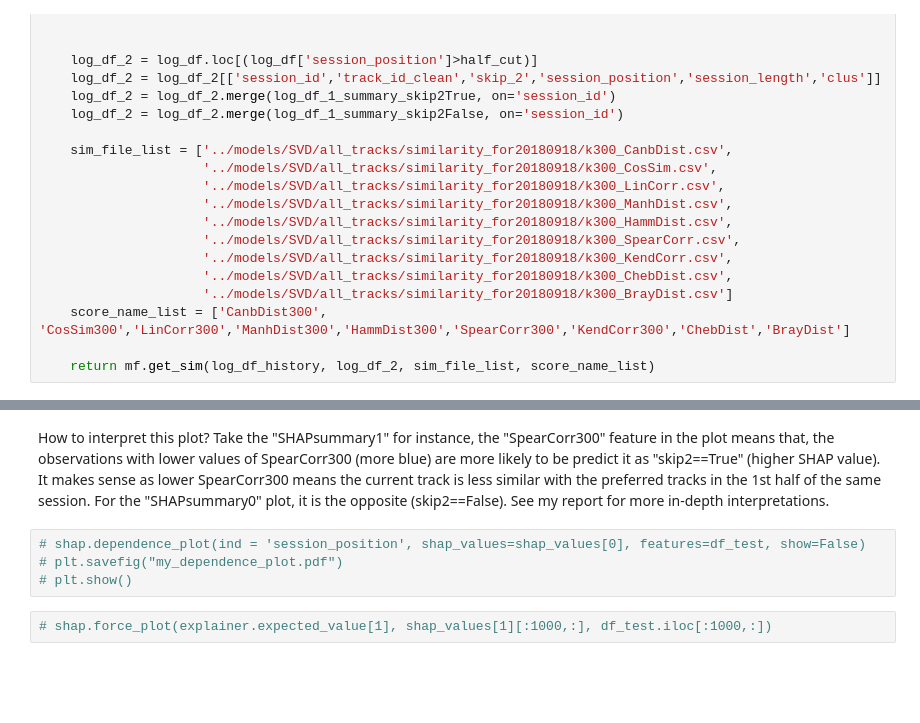
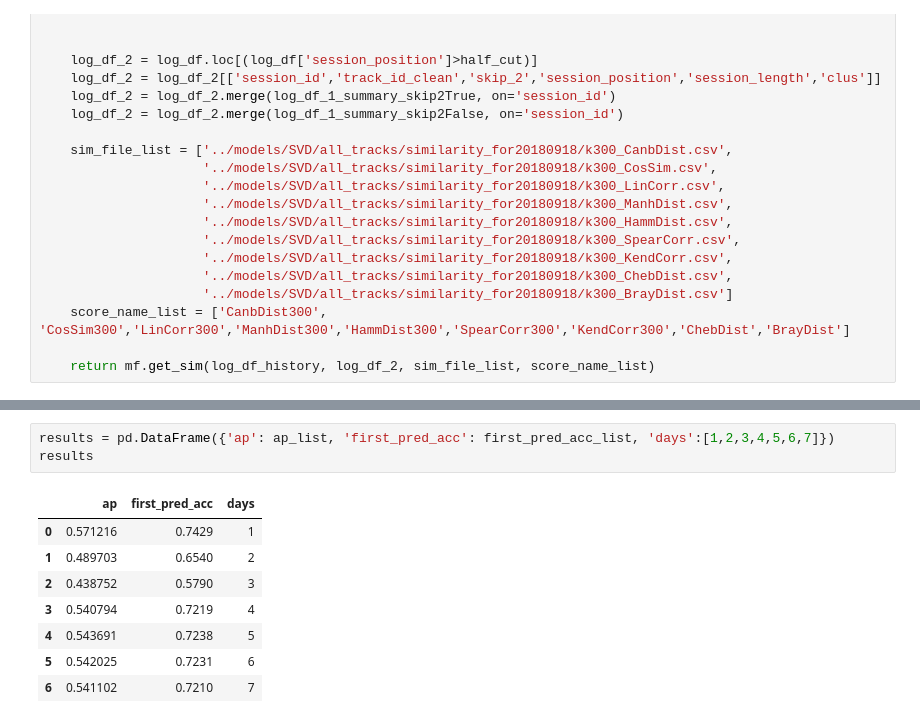
Before and after one commit to curlsloth/Capstone_Spotify-Sequential-Skip-Prediction, a Jupyter notebook: notebooks/6_LightGBM_predict_multipleDays_for20180918.ipynb, the cells around one changed output, grey strips where cells are left out. Saved outputs shown, nothing was run; the diff lists cells and outputs as text; blank space fills up the shorter version.

```diff
--- a/notebooks/6_LightGBM_predict_multipleDays_for20180918.ipynb
+++ b/notebooks/6_LightGBM_predict_multipleDays_for20180918.ipynb
@@ -205,8 +148,12 @@ plt.show()
-# %% [markdown]
-How to interpret this plot? Take the "SHAPsummary1" for instance, the "SpearCorr300" feature in the plot means that, the observations with lower values of SpearCorr300 (more blue) are more likely to be predict it as "skip2==True" (higher SHAP value). It makes sense as lower SpearCorr300 means the current track is less similar with the preferred tracks in the 1st half of the same session. For the "SHAPsummary0" plot, it is the opposite (skip2==False). See my report for more in-depth interpretations.
-# %%
-# shap.dependence_plot(ind = 'session_position', shap_values=shap_values[0], features=df_test, show=False)
-# plt.savefig("my_dependence_plot.pdf")
-# plt.show()
-# %%
-# shap.force_plot(explainer.expected_value[1], shap_values[1][:1000,:], df_test.iloc[:1000,:])
+# %%
+results = pd.DataFrame({'ap': ap_list, 'first_pred_acc': first_pred_acc_list, 'days':[1,2,3,4,5,6,7]})
+results
+# %% [output]
+|  | ap | first_pred_acc | days |
+| 0 | 0.571216 | 0.7429 | 1 |
+| 1 | 0.489703 | 0.6540 | 2 |
+| 2 | 0.438752 | 0.5790 | 3 |
+| 3 | 0.540794 | 0.7219 | 4 |
+| 4 | 0.543691 | 0.7238 | 5 |
+| 5 | 0.542025 | 0.7231 | 6 |
+| 6 | 0.541102 | 0.7210 | 7 |
```
Also changed, not shown: parts of 15 cells of this notebook, 2 other files.
